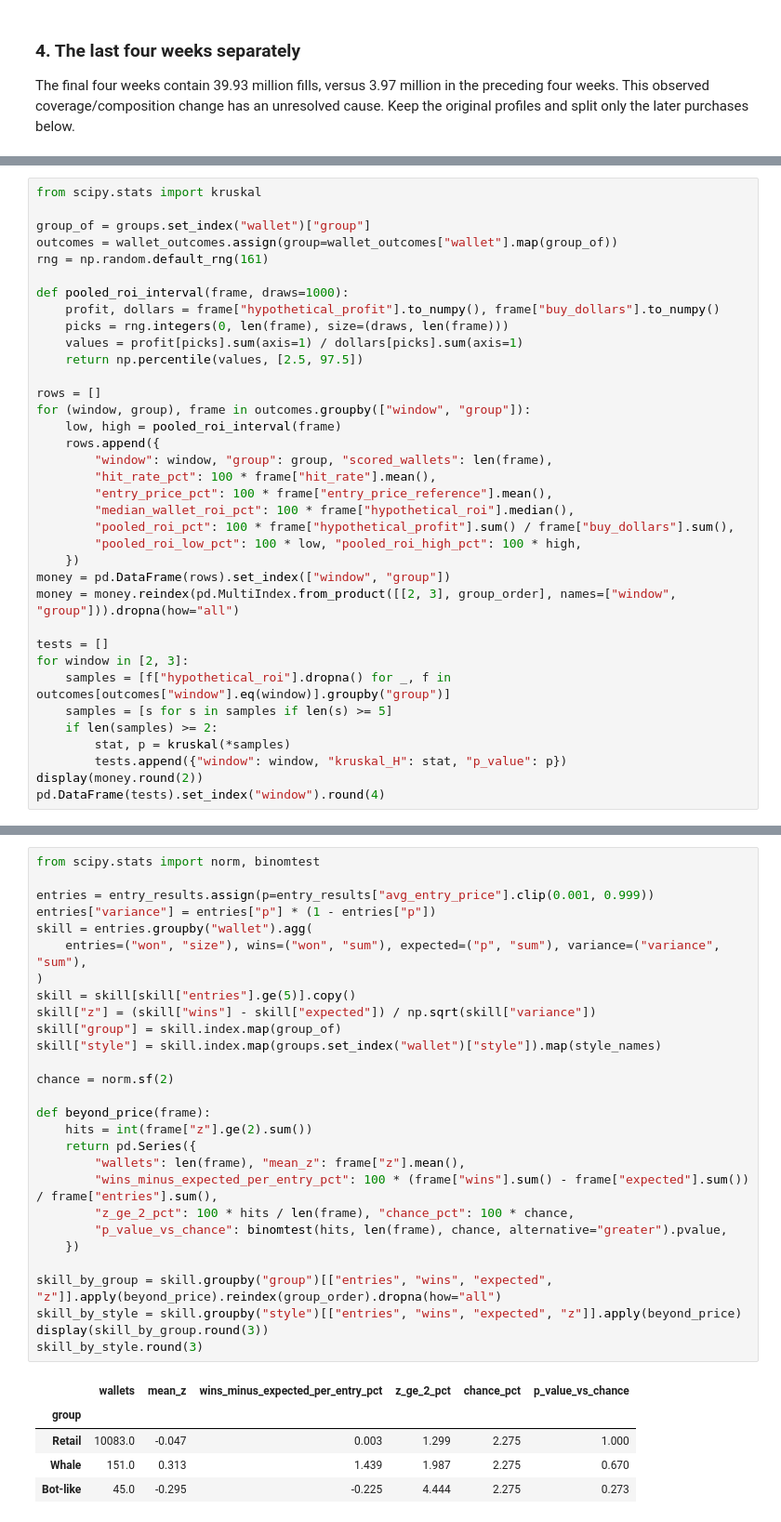
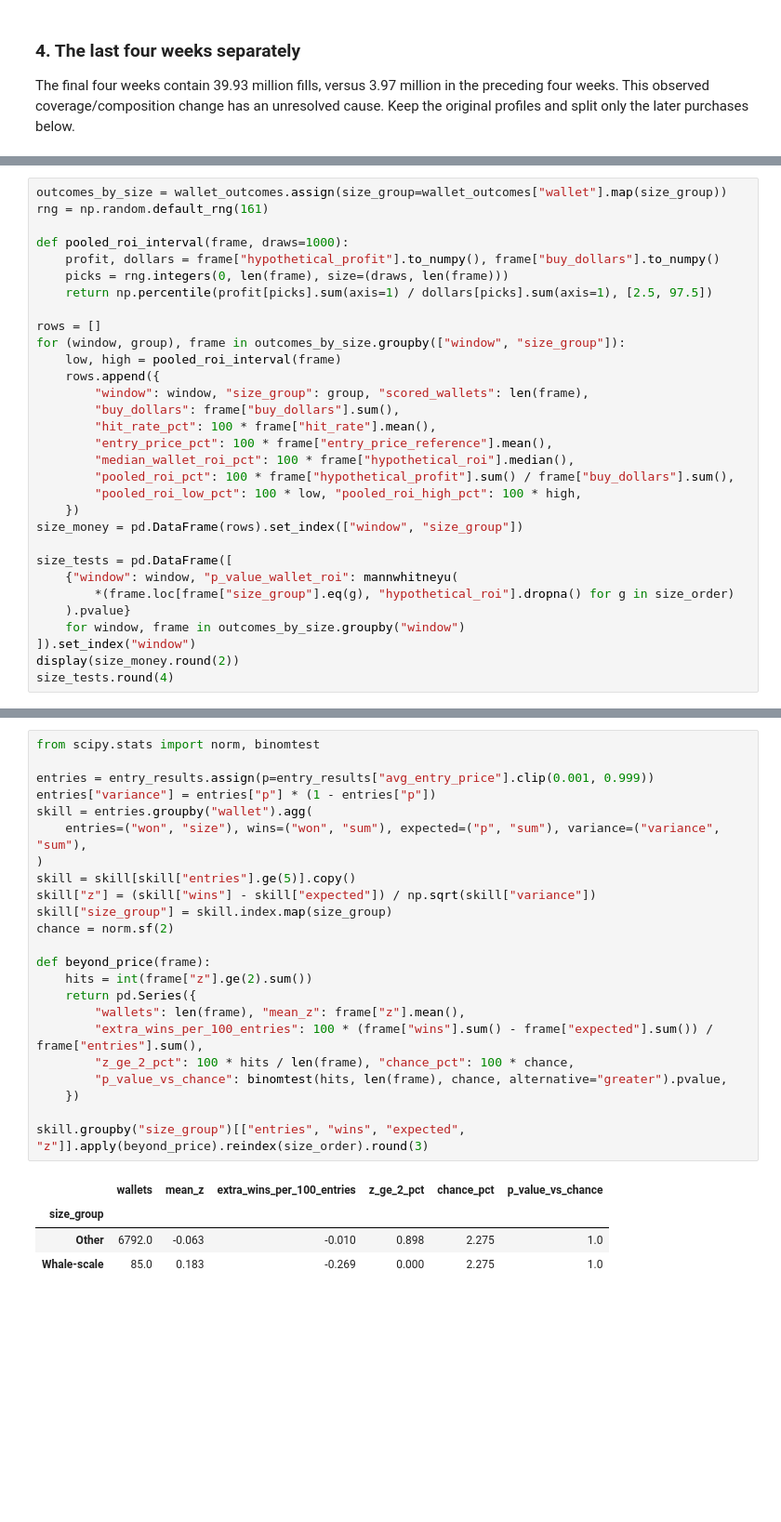
Before and after one commit to Cumuifreer/ucla-stats161-project, a Jupyter notebook: midterm_extended.ipynb, the cells around one changed output, grey strips where cells are left out. Shown at 93% size. Drawn from its saved outputs; the diff is of its cells as text; blank space fills up the shorter version.

```diff
--- a/midterm_extended.ipynb
+++ b/midterm_extended.ipynb
@@ -929,37 +919,32 @@ Wallets keep their window-1 group. ROI is the same hypothetical hold-to-resoluti
 # %%
-from scipy.stats import kruskal
-
-group_of = groups.set_index("wallet")["group"]
-outcomes = wallet_outcomes.assign(group=wallet_outcomes["wallet"].map(group_of))
+outcomes_by_size = wallet_outcomes.assign(size_group=wallet_outcomes["wallet"].map(size_group))
 rng = np.random.default_rng(161)
 
 def pooled_roi_interval(frame, draws=1000):
     profit, dollars = frame["hypothetical_profit"].to_numpy(), frame["buy_dollars"].to_numpy()
     picks = rng.integers(0, len(frame), size=(draws, len(frame)))
-    values = profit[picks].sum(axis=1) / dollars[picks].sum(axis=1)
-    return np.percentile(values, [2.5, 97.5])
+    return np.percentile(profit[picks].sum(axis=1) / dollars[picks].sum(axis=1), [2.5, 97.5])
 
 rows = []
-for (window, group), frame in outcomes.groupby(["window", "group"]):
+for (window, group), frame in outcomes_by_size.groupby(["window", "size_group"]):
     low, high = pooled_roi_interval(frame)
     rows.append({
-        "window": window, "group": group, "scored_wallets": len(frame),
+        "window": window, "size_group": group, "scored_wallets": len(frame),
+        "buy_dollars": frame["buy_dollars"].sum(),
         "hit_rate_pct": 100 * frame["hit_rate"].mean(),
         "entry_price_pct": 100 * frame["entry_price_reference"].mean(),
         "median_wallet_roi_pct": 100 * frame["hypothetical_roi"].median(),
         "pooled_roi_pct": 100 * frame["hypothetical_profit"].sum() / frame["buy_dollars"].sum(),
         "pooled_roi_low_pct": 100 * low, "pooled_roi_high_pct": 100 * high,
     })
-money = pd.DataFrame(rows).set_index(["window", "group"])
-money = money.reindex(pd.MultiIndex.from_product([[2, 3], group_order], names=["window", "group"])).dropna(how="all")
+size_money = pd.DataFrame(rows).set_index(["window", "size_group"])
 
-tests = []
-for window in [2, 3]:
-    samples = [f["hypothetical_roi"].dropna() for _, f in outcomes[outcomes["window"].eq(window)].groupby("group")]
-    samples = [s for s in samples if len(s) >= 5]
-    if len(samples) >= 2:
-        stat, p = kruskal(*samples)
-        tests.append({"window": window, "kruskal_H": stat, "p_value": p})
-display(money.round(2))
-pd.DataFrame(tests).set_index("window").round(4)
+size_tests = pd.DataFrame([
+    {"window": window, "p_value_wallet_roi": mannwhitneyu(
+        *(frame.loc[frame["size_group"].eq(g), "hypothetical_roi"].dropna() for g in size_order)
+    ).pvalue}
+    for window, frame in outcomes_by_size.groupby("window")
+]).set_index("window")
+display(size_money.round(2))
+size_tests.round(4)
 # %% [output]
@@ -1006,34 +988,28 @@ Wallets need at least 5 scored entries. Both follow-up windows are pooled per wa
 # %%
 from scipy.stats import norm, binomtest
 
 entries = entry_results.assign(p=entry_results["avg_entry_price"].clip(0.001, 0.999))
 entries["variance"] = entries["p"] * (1 - entries["p"])
 skill = entries.groupby("wallet").agg(
     entries=("won", "size"), wins=("won", "sum"), expected=("p", "sum"), variance=("variance", "sum"),
 )
 skill = skill[skill["entries"].ge(5)].copy()
 skill["z"] = (skill["wins"] - skill["expected"]) / np.sqrt(skill["variance"])
-skill["group"] = skill.index.map(group_of)
-skill["style"] = skill.index.map(groups.set_index("wallet")["style"]).map(style_names)
-
+skill["size_group"] = skill.index.map(size_group)
 chance = norm.sf(2)
 
 def beyond_price(frame):
     hits = int(frame["z"].ge(2).sum())
     return pd.Series({
         "wallets": len(frame), "mean_z": frame["z"].mean(),
-        "wins_minus_expected_per_entry_pct": 100 * (frame["wins"].sum() - frame["expected"].sum()) / frame["entries"].sum(),
+        "extra_wins_per_100_entries": 100 * (frame["wins"].sum() - frame["expected"].sum()) / frame["entries"].sum(),
         "z_ge_2_pct": 100 * hits / len(frame), "chance_pct": 100 * chance,
         "p_value_vs_chance": binomtest(hits, len(frame), chance, alternative="greater").pvalue,
     })
 
-skill_by_group = skill.groupby("group")[["entries", "wins", "expected", "z"]].apply(beyond_price).reindex(group_order).dropna(how="all")
-skill_by_style = skill.groupby("style")[["entries", "wins", "expected", "z"]].apply(beyond_price)
-display(skill_by_group.round(3))
-skill_by_style.round(3)
+skill.groupby("size_group")[["entries", "wins", "expected", "z"]].apply(beyond_price).reindex(size_order).round(3)
 # %% [output]
-|  | wallets | mean_z | wins_minus_expected_per_entry_pct | z_ge_2_pct | chance_pct | p_value_vs_chance |
-| group |  |  |  |  |  |  |
-| Retail | 10083.0 | -0.047 | 0.003 | 1.299 | 2.275 | 1.000 |
-| Whale | 151.0 | 0.313 | 1.439 | 1.987 | 2.275 | 0.670 |
-| Bot-like | 45.0 | -0.295 | -0.225 | 4.444 | 2.275 | 0.273 |
+|  | wallets | mean_z | extra_wins_per_100_entries | z_ge_2_pct | chance_pct | p_value_vs_chance |
+| size_group |  |  |  |  |  |  |
+| Other | 6792.0 | -0.063 | -0.010 | 0.898 | 2.275 | 1.0 |
+| Whale-scale | 85.0 | 0.183 | -0.269 | 0.000 | 2.275 | 1.0 |
```
Also changed, not shown: parts of 85 cells of this notebook.
